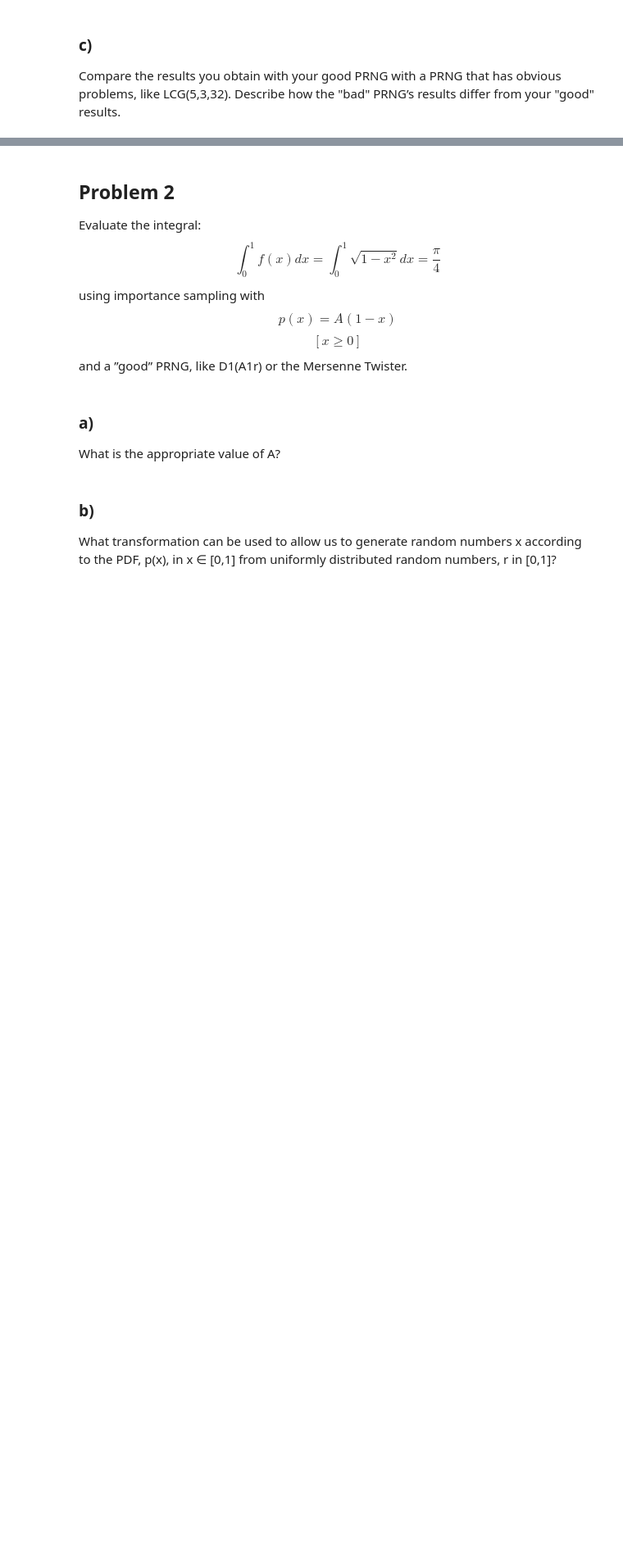
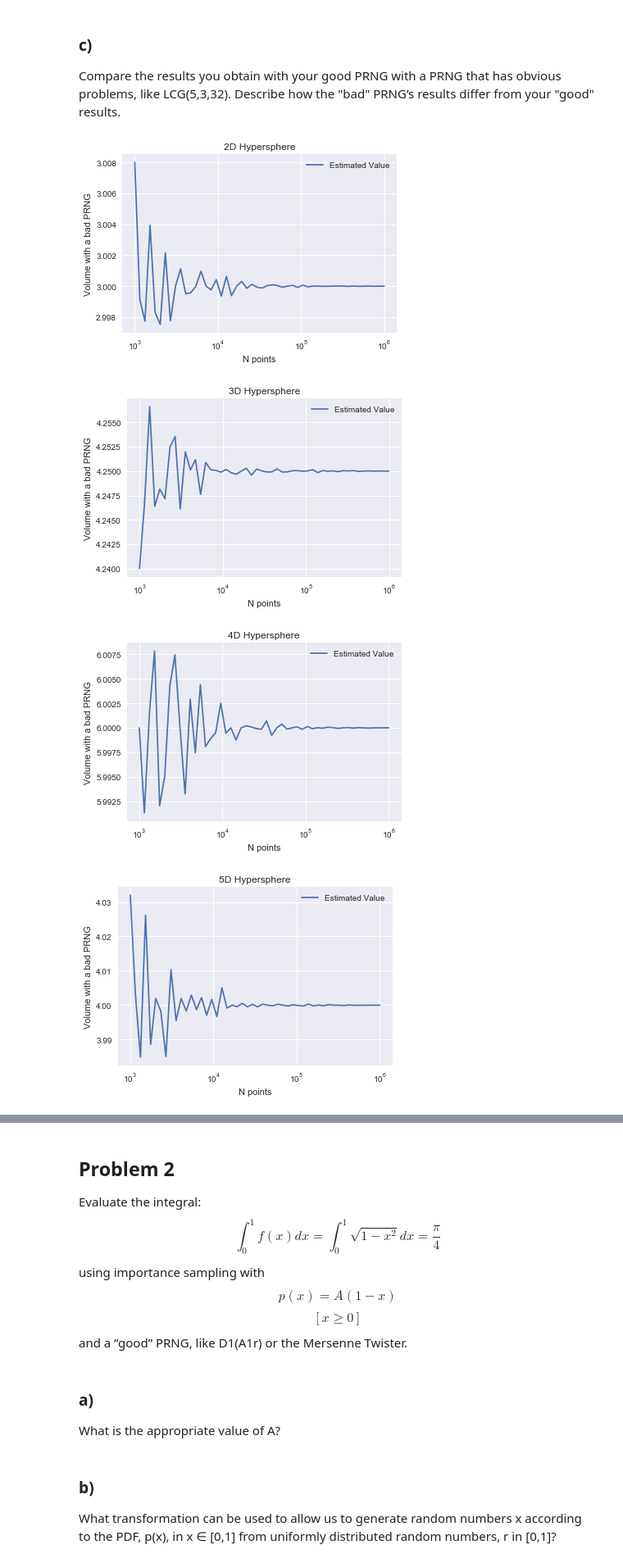
Before and after one commit to SdHockema/P410, a Jupyter notebook: P410 HW04.ipynb, the cells around one changed output, grey strips where cells are left out. Shown: that part at 82% size. Saved outputs shown, nothing was run; the diff lists cells and outputs as text; code cells hidden in the pictures; blank space fills up the shorter version.

```diff
--- a/P410 HW04.ipynb
+++ b/P410 HW04.ipynb
@@ -96,0 +87,40 @@ def RANDU(seed):
+# %%
+def lcg(a, c, m, x):
+    while True:
+        x = (a * x + c) % m
+        yield x
+
+def D1_A1r(seed):
+    return lcg(2685821657736338717, 0, 18446744073709551616, seed) #2^64 = 18446744073709551616
+
+def RANDU(seed):
+    return lcg(65539, 0, 2**31, seed)
+
+bad_LCG = lcg(5, 3, 32, 1)
+
+def bad_rand(Min, Max, d):
+    r = []
+    for i in range(d):
+        rv = next(bad_LCG)
+        rv = Min[i] + (rv * (Max[i] - Min[i])) / 31 #scale and shift to be between min and max
+        r.append(rv)
+    return r
+# %%
+for d in (2, 3, 4, 5, 6):
+    estimates = []
+    for n in lRange:
+        est, v = mc_Integrate(d, n, prng = bad_rand)
+        estimates.append(est)
+    av = analyticalVolume(d, 1)
+    plt.semilogx(xRange, estimates, label='Estimated Value')
+    plt.title("{}D Hypersphere".format(d))
+    #plt.axhline(y=av, color='g', linestyle='-', label='Analytiv=cal Value')
+    plt.xlabel("N points")
+    plt.ylabel("Volume with a bad PRNG")
+    plt.legend()
+    plt.show()
+# %% [output]
+[figure, added]
+[figure, added]
+[figure, added]
+[figure, added]
```
Also changed, not shown: parts of 8 cells of this notebook.
